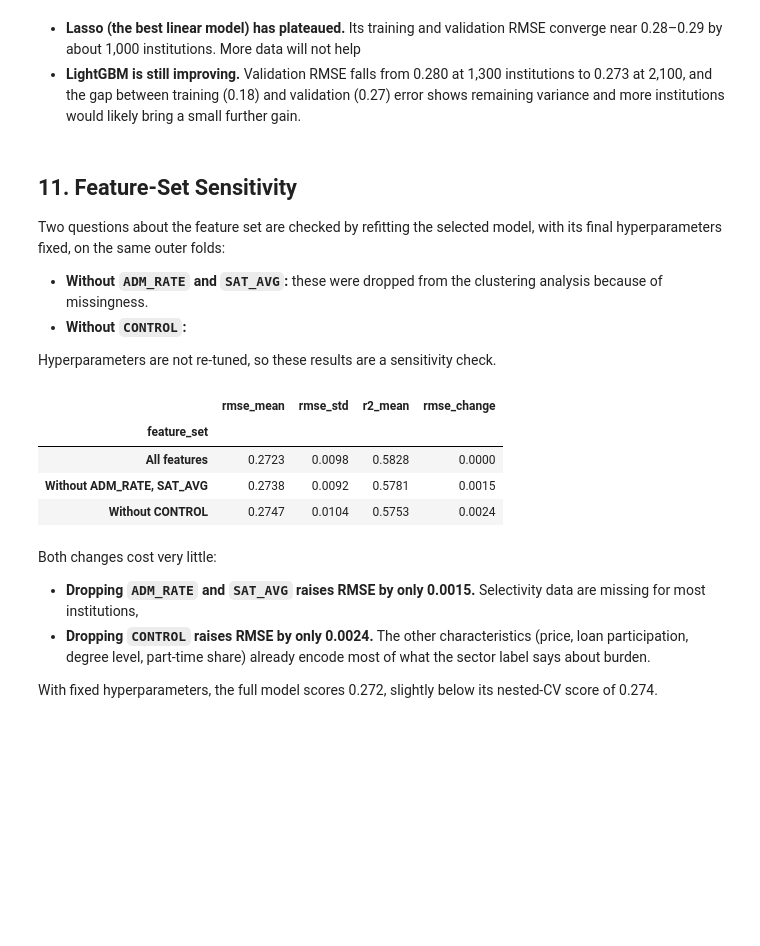
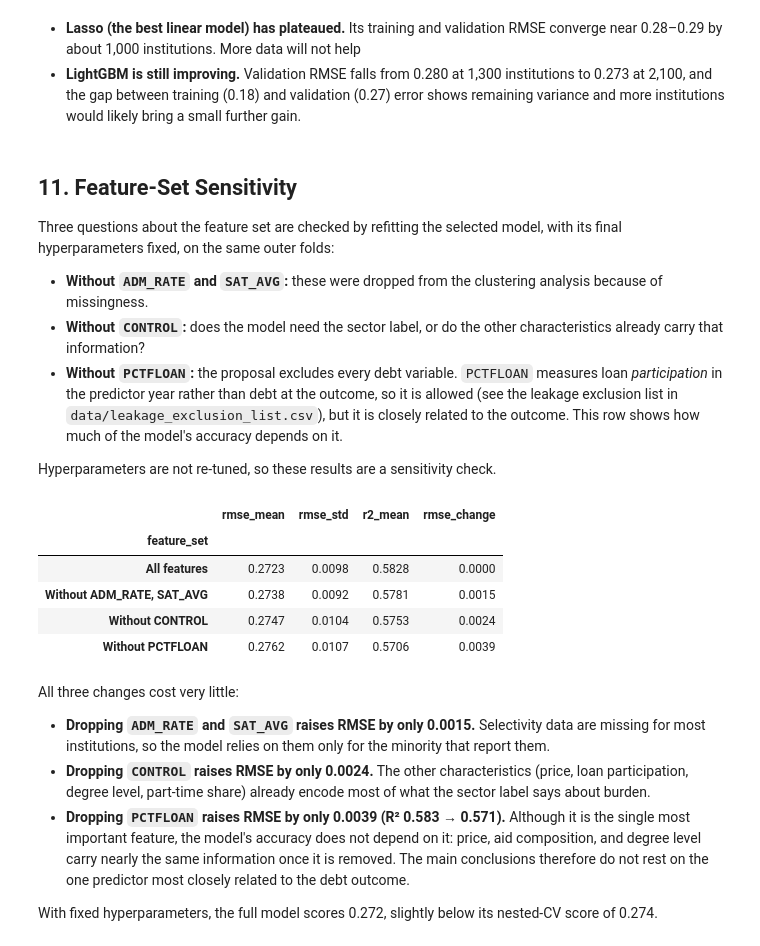
Before and after one commit to Raymay3/College-Debt-Burden-Prediction, a Jupyter notebook: notebooks/02_supervised_learning.ipynb, the cells around one changed output. Cells and saved outputs as stored; diff of their text form; code cells hidden in the pictures; blank space fills up the shorter version.

```diff
--- a/notebooks/02_supervised_learning.ipynb
+++ b/notebooks/02_supervised_learning.ipynb
@@ -992,12 +990,18 @@ display(curves.round(4))
 # %% [markdown]
 ## 11. Feature-Set Sensitivity
 
-Two questions about the feature set are checked by refitting the selected
+Three questions about the feature set are checked by refitting the selected
 model, with its final hyperparameters fixed, on the same outer folds:
 
 - **Without `ADM_RATE` and `SAT_AVG`:** these were dropped from the clustering
   analysis because of missingness.
-- **Without `CONTROL`:**
+- **Without `CONTROL`:** does the model need the sector label, or do the other
+  characteristics already carry that information?
+- **Without `PCTFLOAN`:** the proposal excludes every debt variable.
+  `PCTFLOAN` measures loan *participation* in the predictor year rather than
+  debt at the outcome, so it is allowed (see the leakage exclusion list in
+  `data/leakage_exclusion_list.csv`), but it is closely related to the
+  outcome. This row shows how much of the model's accuracy depends on it.
 
 Hyperparameters are not re-tuned, so these results are a sensitivity check.
 # %%
@@ -1007,41 +1011,50 @@ ablations = {
     "All features": [],
     "Without ADM_RATE, SAT_AVG": ["ADM_RATE", "SAT_AVG"],
     "Without CONTROL": ["CONTROL"],
+    "Without PCTFLOAN": ["PCTFLOAN"],
 }
 
 ablation_rows = []
 for label, columns in ablations.items():
     keep = [c for c in FEATURES if c not in columns]
     if SELECTED_MODEL in LINEAR_MODELS:
         model = linear_pipeline(clone(final_model.named_steps["model"]), features=keep)
     else:
         model = clone(final_model)
     cv = cross_validate(model, X[keep], y, cv=OUTER_CV, scoring=SCORING)
     ablation_rows.append({
         "feature_set": label,
         "rmse_mean": -cv["test_rmse"].mean(),
         "rmse_std": cv["test_rmse"].std(ddof=1),
         "r2_mean": cv["test_r2"].mean(),
     })
 
 ablation = pd.DataFrame(ablation_rows).set_index("feature_set")
 ablation["rmse_change"] = ablation["rmse_mean"] - ablation.loc["All features", "rmse_mean"]
 ablation.to_csv(RESULTS_DIR / "feature_set_sensitivity.csv")
 display(ablation.round(4))
 # %% [output]
 |  | rmse_mean | rmse_std | r2_mean | rmse_change |
 | feature_set |  |  |  |  |
 | All features | 0.2723 | 0.0098 | 0.5828 | 0.0000 |
 | Without ADM_RATE, SAT_AVG | 0.2738 | 0.0092 | 0.5781 | 0.0015 |
 | Without CONTROL | 0.2747 | 0.0104 | 0.5753 | 0.0024 |
+| Without PCTFLOAN | 0.2762 | 0.0107 | 0.5706 | 0.0039 |
 # %% [markdown]
-Both changes cost very little:
+All three changes cost very little:
 
 - **Dropping `ADM_RATE` and `SAT_AVG` raises RMSE by only 0.0015.** Selectivity
-  data are missing for most institutions,
+  data are missing for most institutions, so the model relies on them only
+  for the minority that report them.
 - **Dropping `CONTROL` raises RMSE by only 0.0024.** The other
   characteristics (price, loan participation, degree level, part-time share)
   already encode most of what the sector label says about burden.
+- **Dropping `PCTFLOAN` raises RMSE by only 0.0039 (R² 0.583 → 0.571).**
+  Although it is the single most important feature, the model's accuracy
+  does not depend on it: price, aid composition, and degree level carry
+  nearly the same information once it is removed. The main conclusions
+  therefore do not rest on the one predictor most closely related to the
+  debt outcome.
 
 With fixed hyperparameters, the full model scores 0.272, slightly below
 its nested-CV score of 0.274.
```
Also changed, not shown: parts of 15 cells of this notebook, 25 other files.
